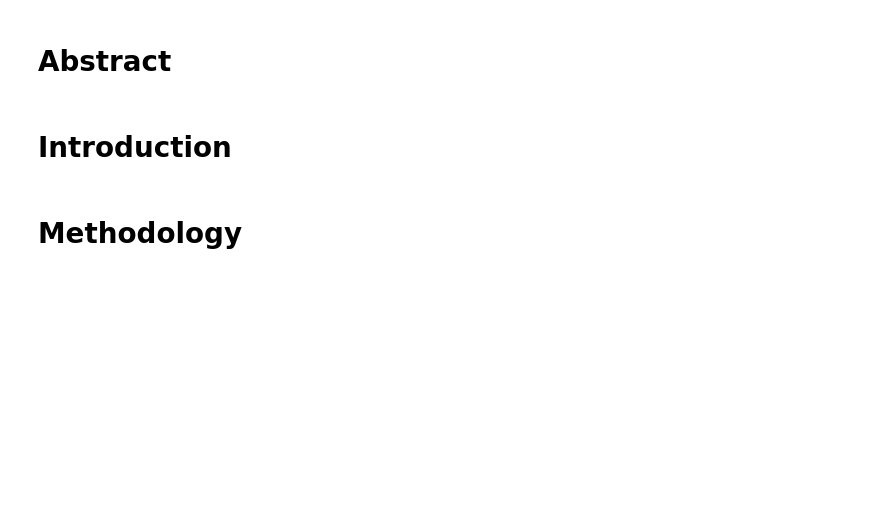
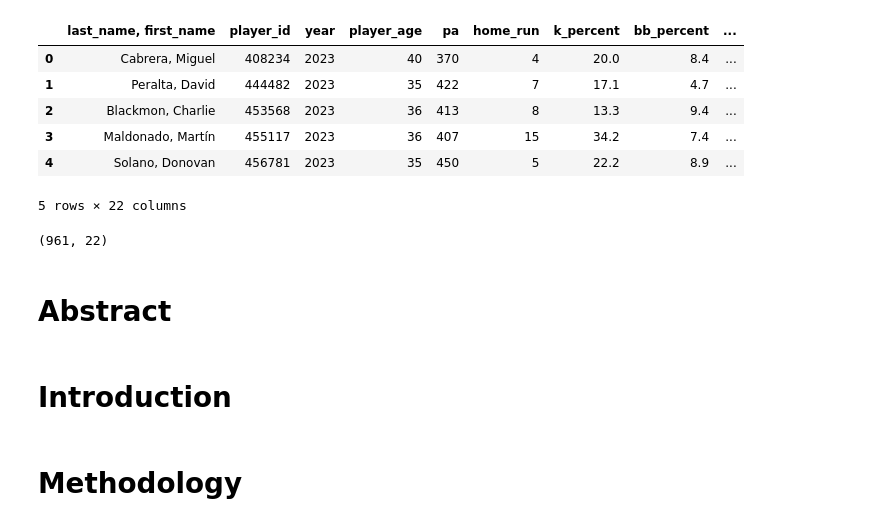
Before and after one commit to ArdenAChen/mlb-ops-prediction, a Jupyter notebook: mlb_ops_prediction.ipynb, the cells around one changed output. Saved outputs shown, nothing was run; the diff lists cells and outputs as text; code cells hidden in the pictures; blank space fills up the shorter version.

```diff
--- a/mlb_ops_prediction.ipynb
+++ b/mlb_ops_prediction.ipynb
@@ -9,3 +12,17 @@ from scipy.stats import probplot
+# %%
+df.head()
+# %% [output]
+|  | last_name, first_name | player_id | year | player_age | pa | home_run | k_percent | bb_percent | ... |
+| 0 | Cabrera, Miguel | 408234 | 2023 | 40 | 370 | 4 | 20.0 | 8.4 | ... |
+| 1 | Peralta, David | 444482 | 2023 | 35 | 422 | 7 | 17.1 | 4.7 | ... |
+| 2 | Blackmon, Charlie | 453568 | 2023 | 36 | 413 | 8 | 13.3 | 9.4 | ... |
+| 3 | Maldonado, Martín | 455117 | 2023 | 36 | 407 | 15 | 34.2 | 7.4 | ... |
+| 4 | Solano, Donovan | 456781 | 2023 | 35 | 450 | 5 | 22.2 | 8.9 | ... |
+5 rows × 22 columns
+# %%
+df.shape
+# %% [output]
+(961, 22)
 # %% [markdown]
 # Abstract
 # %% [markdown]
```
Also changed, not shown: parts of 24 cells of this notebook.
